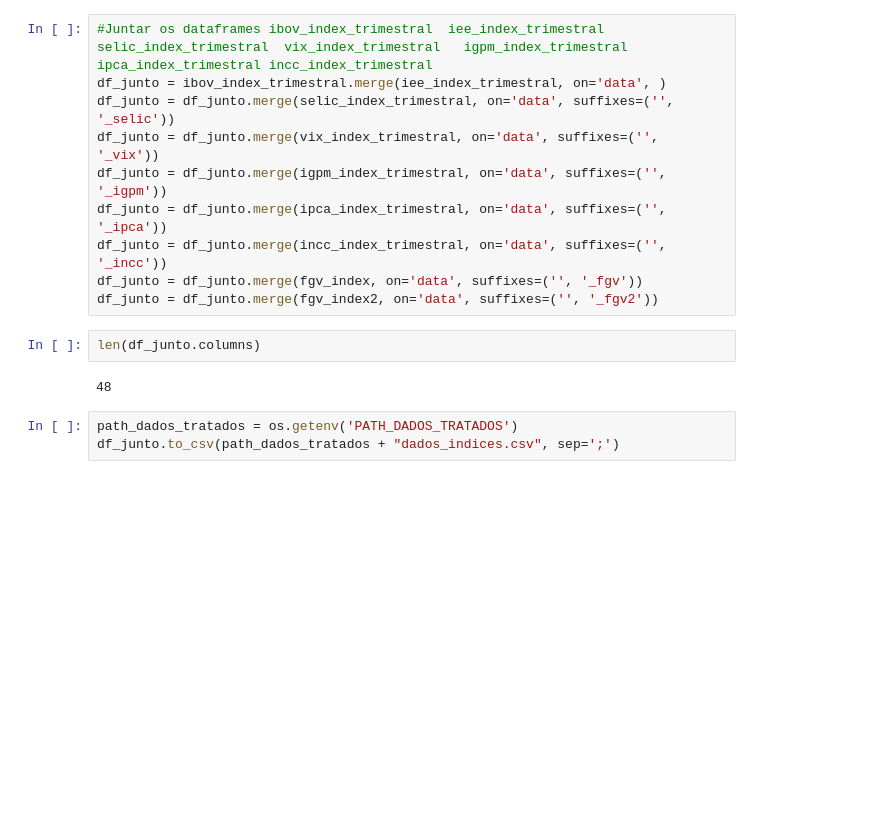
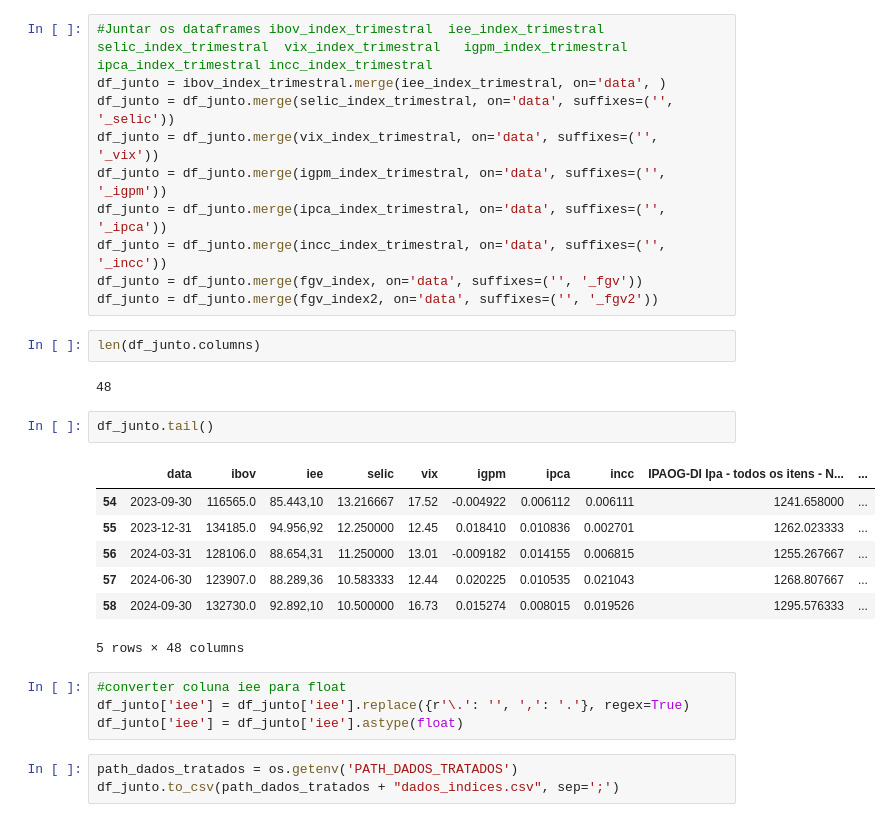
Before and after one commit to GiovanniManiezzo/indicadores_fundamentalistas, a Jupyter notebook: Data_mining/1_5_Agroup_index.ipynb, the cells around one changed output. Cells and saved outputs as stored; diff of their text form; blank space fills up the shorter version.

```diff
--- a/Data_mining/1_5_Agroup_index.ipynb
+++ b/Data_mining/1_5_Agroup_index.ipynb
@@ -202,6 +212,20 @@ df_junto = df_junto.merge(fgv_index2, on='data', suffixes=('', '_fgv2'))
 len(df_junto.columns)
 # %% [output]
 48
+# %%
+df_junto.tail()
+# %% [output]
+|  | data | ibov | iee | selic | vix | igpm | ipca | incc | IPAOG-DI Ipa - todos os itens - N... | ... |
+| 54 | 2023-09-30 | 116565.0 | 85.443,10 | 13.216667 | 17.52 | -0.004922 | 0.006112 | 0.006111 | 1241.658000 | ... |
+| 55 | 2023-12-31 | 134185.0 | 94.956,92 | 12.250000 | 12.45 | 0.018410 | 0.010836 | 0.002701 | 1262.023333 | ... |
+| 56 | 2024-03-31 | 128106.0 | 88.654,31 | 11.250000 | 13.01 | -0.009182 | 0.014155 | 0.006815 | 1255.267667 | ... |
+| 57 | 2024-06-30 | 123907.0 | 88.289,36 | 10.583333 | 12.44 | 0.020225 | 0.010535 | 0.021043 | 1268.807667 | ... |
+| 58 | 2024-09-30 | 132730.0 | 92.892,10 | 10.500000 | 16.73 | 0.015274 | 0.008015 | 0.019526 | 1295.576333 | ... |
+5 rows × 48 columns
+# %%
+#converter coluna iee para float
+df_junto['iee'] = df_junto['iee'].replace({r'\.': '', ',': '.'}, regex=True)
+df_junto['iee'] = df_junto['iee'].astype(float)
 # %%
 path_dados_tratados = os.getenv('PATH_DADOS_TRATADOS')
 df_junto.to_csv(path_dados_tratados + "dados_indices.csv", sep=';')
```
Also changed, not shown: parts of 4 cells of this notebook, 4 other files.
